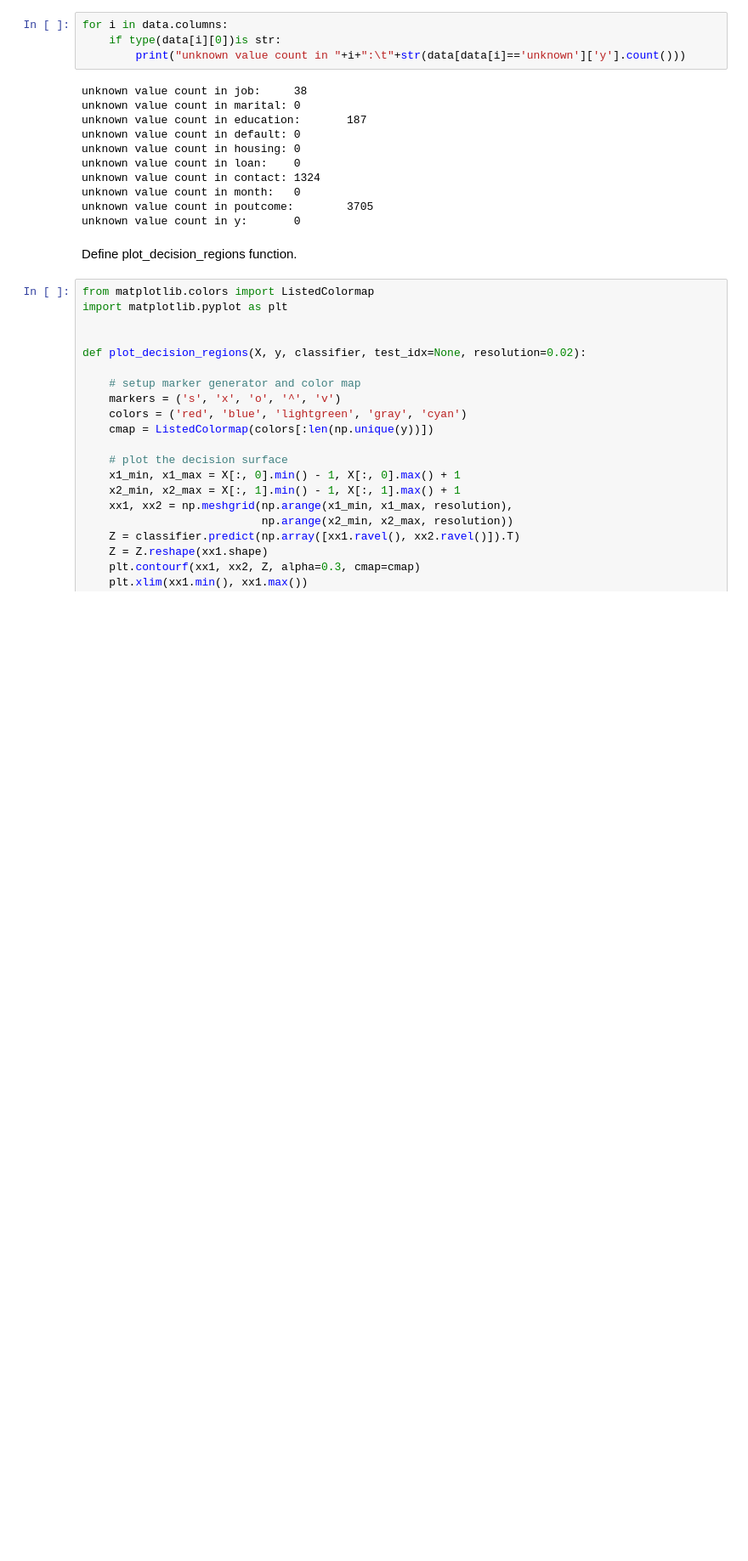
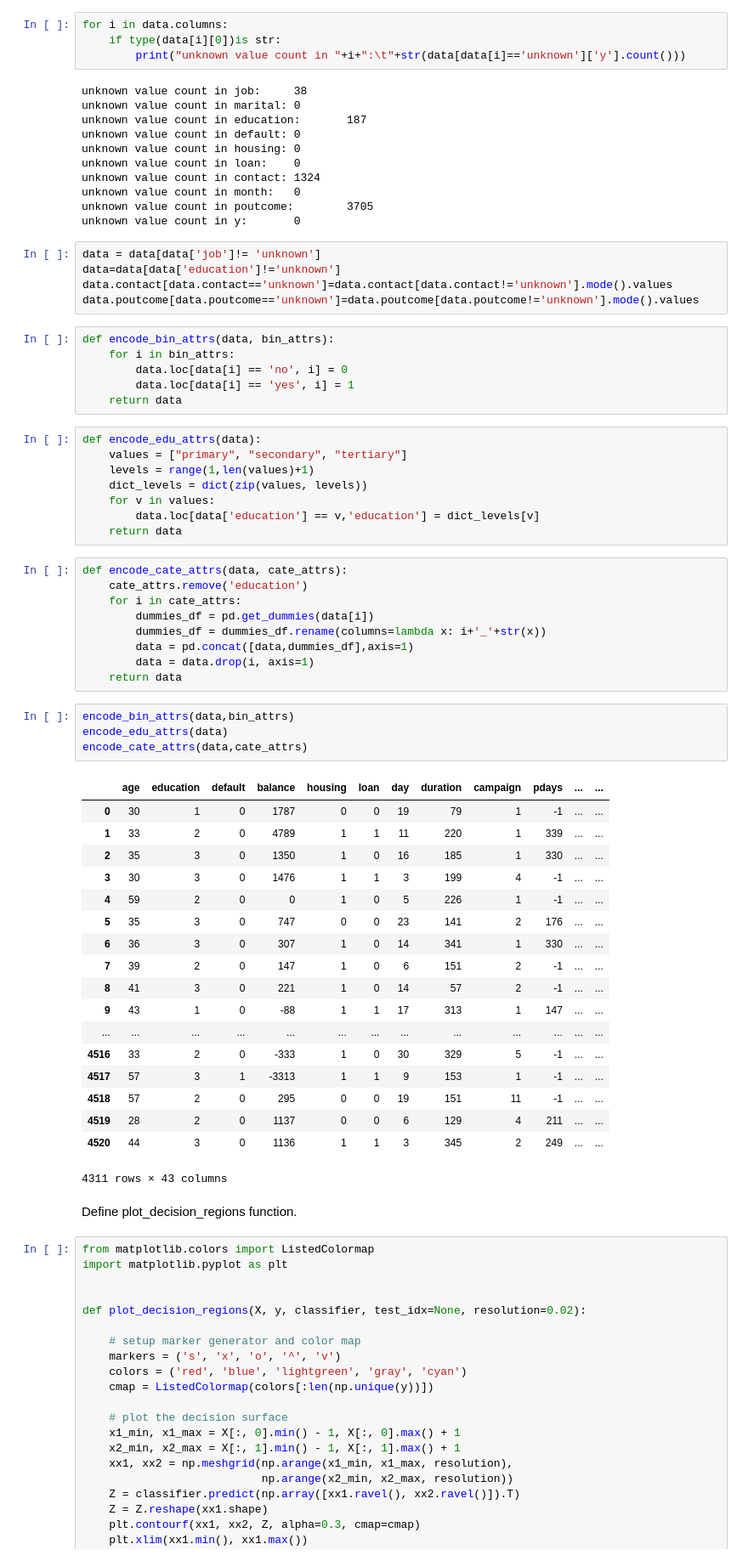
Before and after one commit to tangzhengback/PHBS_TQFML, a Jupyter notebook: HW/bank_marketing.ipynb, the cells around one changed output. Shown at 85% size. Cells and saved outputs as stored; diff of their text form; blank space fills up the shorter version.

```diff
--- a/HW/bank_marketing.ipynb
+++ b/HW/bank_marketing.ipynb
@@ -59,6 +84,57 @@ unknown value count in contact: 1324
 unknown value count in month:   0
 unknown value count in poutcome:        3705
 unknown value count in y:       0
+# %%
+data = data[data['job']!= 'unknown']
+data=data[data['education']!='unknown']
+data.contact[data.contact=='unknown']=data.contact[data.contact!='unknown'].mode().values
+data.poutcome[data.poutcome=='unknown']=data.poutcome[data.poutcome!='unknown'].mode().values
+# %%
+def encode_bin_attrs(data, bin_attrs):
+    for i in bin_attrs:
+        data.loc[data[i] == 'no', i] = 0
+        data.loc[data[i] == 'yes', i] = 1
+    return data
+# %%
+def encode_edu_attrs(data):
+    values = ["primary", "secondary", "tertiary"]
+    levels = range(1,len(values)+1)
+    dict_levels = dict(zip(values, levels))
+    for v in values:
+        data.loc[data['education'] == v,'education'] = dict_levels[v]
+    return data
+# %%
+def encode_cate_attrs(data, cate_attrs):
+    cate_attrs.remove('education')
+    for i in cate_attrs:
+        dummies_df = pd.get_dummies(data[i])
+        dummies_df = dummies_df.rename(columns=lambda x: i+'_'+str(x))
+        data = pd.concat([data,dummies_df],axis=1)
+        data = data.drop(i, axis=1)
+    return data
+# %%
+encode_bin_attrs(data,bin_attrs)
+encode_edu_attrs(data)
+encode_cate_attrs(data,cate_attrs)
+# %% [output]
+|  | age | education | default | balance | housing | loan | day | duration | campaign | pdays | ... | ... |
+| 0 | 30 | 1 | 0 | 1787 | 0 | 0 | 19 | 79 | 1 | -1 | ... | ... |
+| 1 | 33 | 2 | 0 | 4789 | 1 | 1 | 11 | 220 | 1 | 339 | ... | ... |
+| 2 | 35 | 3 | 0 | 1350 | 1 | 0 | 16 | 185 | 1 | 330 | ... | ... |
+| 3 | 30 | 3 | 0 | 1476 | 1 | 1 | 3 | 199 | 4 | -1 | ... | ... |
+| 4 | 59 | 2 | 0 | 0 | 1 | 0 | 5 | 226 | 1 | -1 | ... | ... |
+| 5 | 35 | 3 | 0 | 747 | 0 | 0 | 23 | 141 | 2 | 176 | ... | ... |
+| 6 | 36 | 3 | 0 | 307 | 1 | 0 | 14 | 341 | 1 | 330 | ... | ... |
+| 7 | 39 | 2 | 0 | 147 | 1 | 0 | 6 | 151 | 2 | -1 | ... | ... |
+| 8 | 41 | 3 | 0 | 221 | 1 | 0 | 14 | 57 | 2 | -1 | ... | ... |
+| 9 | 43 | 1 | 0 | -88 | 1 | 1 | 17 | 313 | 1 | 147 | ... | ... |
+| ... | ... | ... | ... | ... | ... | ... | ... | ... | ... | ... | ... | ... |
+| 4516 | 33 | 2 | 0 | -333 | 1 | 0 | 30 | 329 | 5 | -1 | ... | ... |
+| 4517 | 57 | 3 | 1 | -3313 | 1 | 1 | 9 | 153 | 1 | -1 | ... | ... |
+| 4518 | 57 | 2 | 0 | 295 | 0 | 0 | 19 | 151 | 11 | -1 | ... | ... |
+| 4519 | 28 | 2 | 0 | 1137 | 0 | 0 | 6 | 129 | 4 | 211 | ... | ... |
+| 4520 | 44 | 3 | 0 | 1136 | 1 | 1 | 3 | 345 | 2 | 249 | ... | ... |
+4311 rows × 43 columns
 # %% [markdown]
 Define plot_decision_regions function.
 # %%
```
Also changed, not shown: parts of 4 cells of this notebook.
